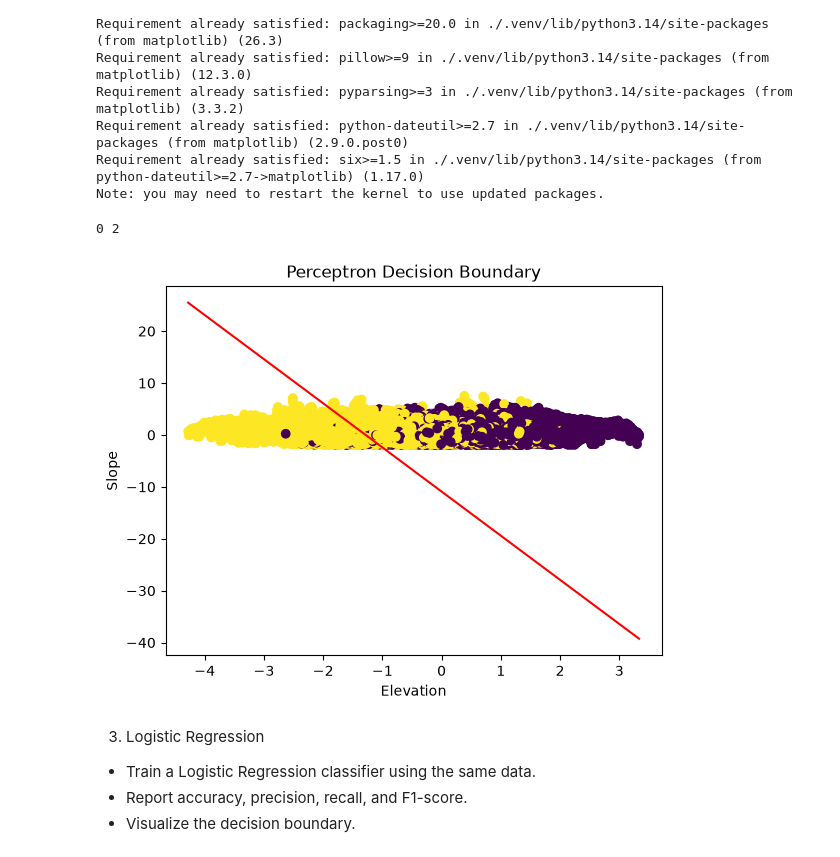
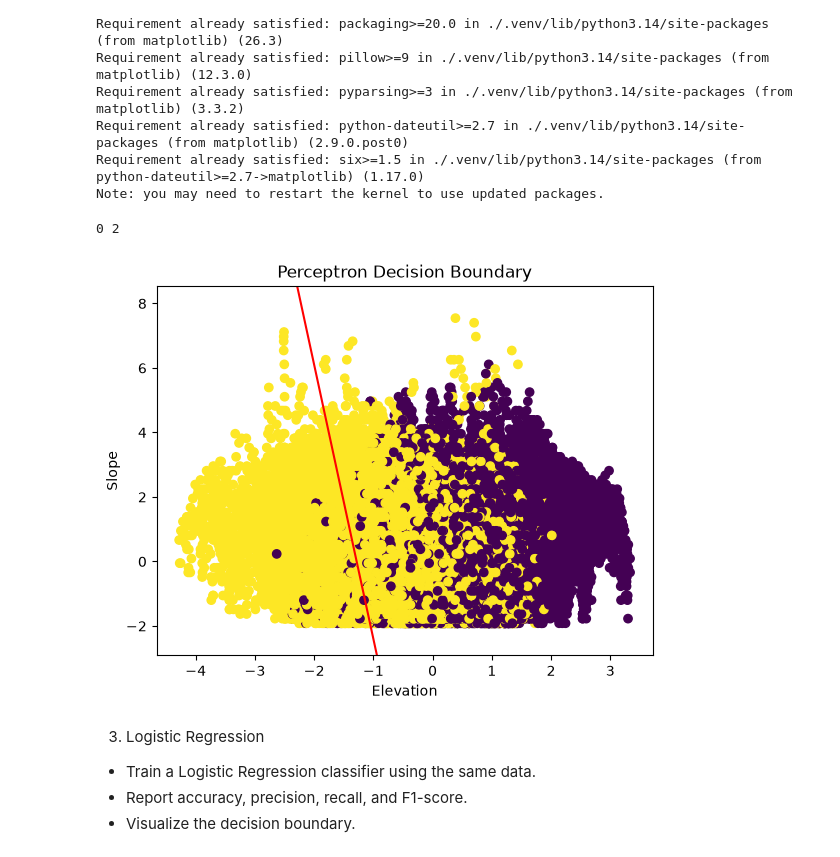
Before and after one commit to ethankim13/hw1-coms4726, a Jupyter notebook: hw1.ipynb, the cells around one changed output. Cells and saved outputs as stored; diff of their text form; code cells hidden in the pictures.

Commit message:
Changes to plots (axis ranges)

```diff
--- a/hw1.ipynb
+++ b/hw1.ipynb
@@ -199,30 +199,31 @@ Note: you may need to restart the kernel to use updated packages.
 # %%
 # Visualize the decision boundary using two selected features.
 import matplotlib.pyplot as plt
 import numpy as np
 elevation_idx = X_train.columns.get_loc('Elevation')
 slope_idx = X_train.columns.get_loc('Slope')
 print(elevation_idx, slope_idx)
 
 X_2feat = X_train_scaled[:, [elevation_idx, slope_idx]]
 # Train the 2-Feature perceptron
 w_2feat, b_2feat = perceptron_trainer(X_2feat, y_train, n=1, max_epochs = 50)
 
 elevation_values = X_2feat[:, 0]
 slope_values = X_2feat[:, 1]
 
 x1_range = np.linspace(elevation_values.min(), elevation_values.max(), 100)
 x2_boundary = -(w_2feat[0]*x1_range + b_2feat) / w_2feat[1]
 
 plt.scatter(elevation_values, slope_values, c = y_train)
 plt.plot(x1_range, x2_boundary, color = 'red')
 plt.xlabel('Elevation')
 plt.ylabel('Slope')
 plt.title('Perceptron Decision Boundary')
+plt.ylim(slope_values.min() - 1, slope_values.max() + 1)
 plt.show()
 # %% [output]
 0 2
-[figure, old version]
+[figure, new version]
 # %% [markdown]
 3. Logistic Regression
 - Train a Logistic Regression classifier using the same data.
```
Also changed, not shown: parts of 1 cell of this notebook, 1 other file.
